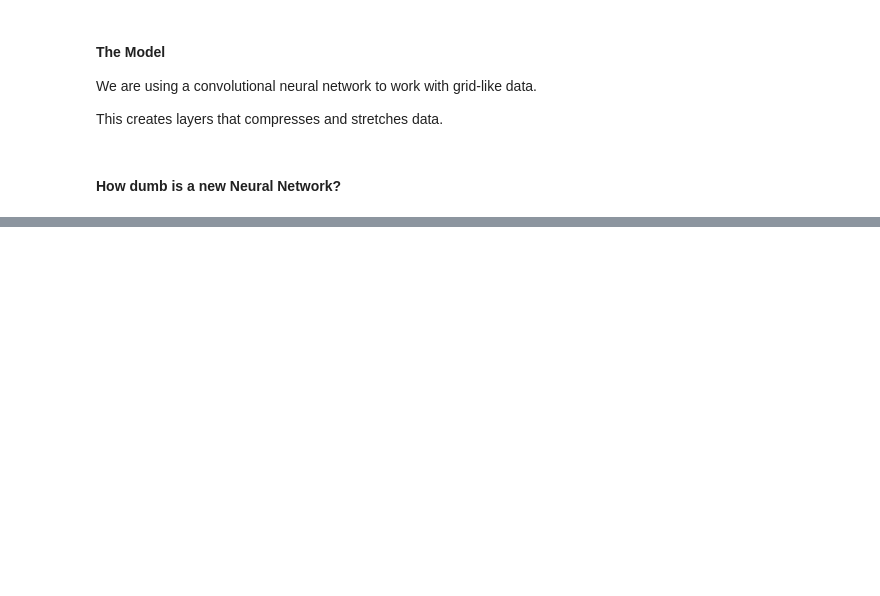
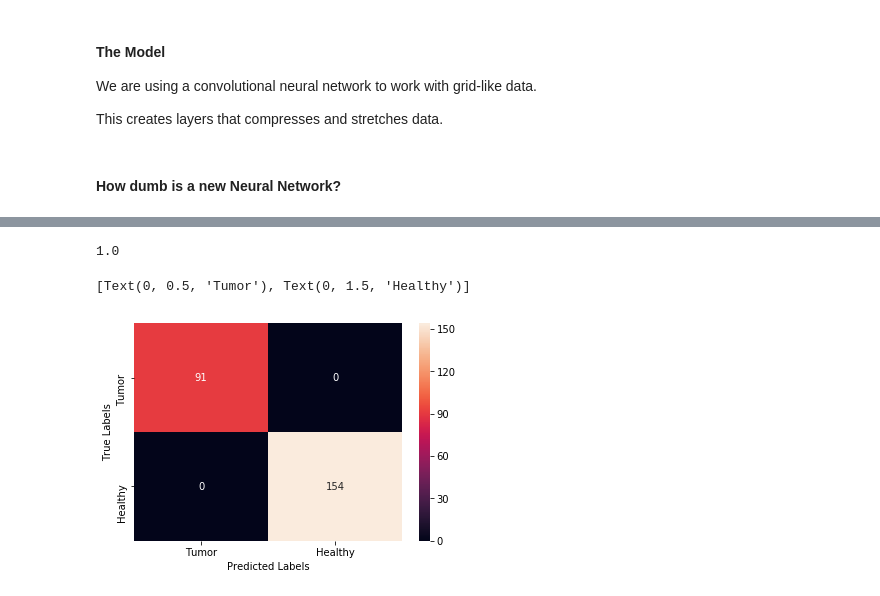
Before and after one commit to BradPohl/brain_tumor_detection, a Jupyter notebook: MRI-Brain-Tumor-Detector.ipynb, the cells around one changed output, grey strips where cells are left out. Saved outputs shown, nothing was run; the diff lists cells and outputs as text; code cells hidden in the pictures; blank space fills up the shorter version.

```diff
--- a/MRI-Brain-Tumor-Detector.ipynb
+++ b/MRI-Brain-Tumor-Detector.ipynb
@@ -260,0 +287,6 @@ accuracy_score(y_true, threshold(outputs))
+# %%
+eta = 0.0001
+EPOCH = 400
+optimizer = torch.optim.Adam(model.parameters(), lr=eta) #if you don't know what optimizer to use, try this one first
+dataloader = DataLoader(mri_dataset, batch_size=32, shuffle=True)
+model.train()
@@ -260,0 +346,35 @@ accuracy_score(y_true, threshold(outputs))
+# %%
+model.eval()
+dataloader = DataLoader(mri_dataset, batch_size=32, shuffle=False)
+outputs = []
+y_true = []
+
+with torch.no_grad():
+    for d in dataloader:
+        image = d['image'].to(device)
+        label = d['label'].to(device)
+
+        y_hat = model(image)
+
+        outputs.append(y_hat.cpu().detach().numpy())
+        y_true.append(label.cpu().detach().numpy())
+
+outputs = np.concatenate(outputs, axis=0)
+y_true = np.concatenate(y_true, axis=0)
+
+accuracy_score(y_true, threshold(outputs))
+# %% [output]
+1.0
+# %%
+cm = confusion_matrix(y_true, threshold(outputs))
+
+ax = plt.subplot()
+sns.heatmap(cm, annot=True, fmt='g', ax=ax)
+
+ax.set_xlabel('Predicted Labels')
+ax.set_ylabel('True Labels')
+ax.xaxis.set_ticklabels(['Tumor', 'Healthy'])
+ax.yaxis.set_ticklabels(['Tumor', 'Healthy'])
+# %% [output]
+[Text(0, 0.5, 'Tumor'), Text(0, 1.5, 'Healthy')]
+[figure, added]
```
Also changed, not shown: parts of 10 cells of this notebook.
